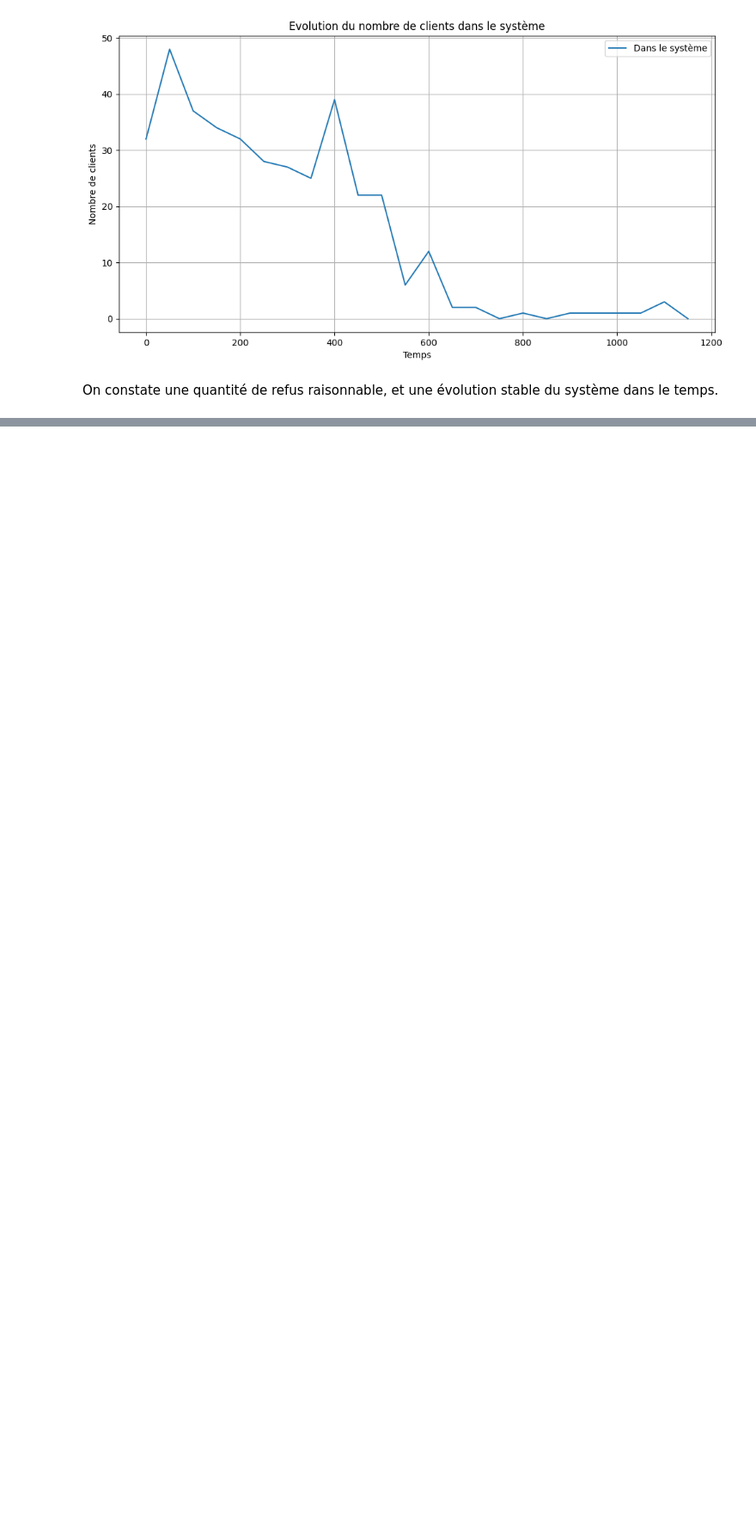
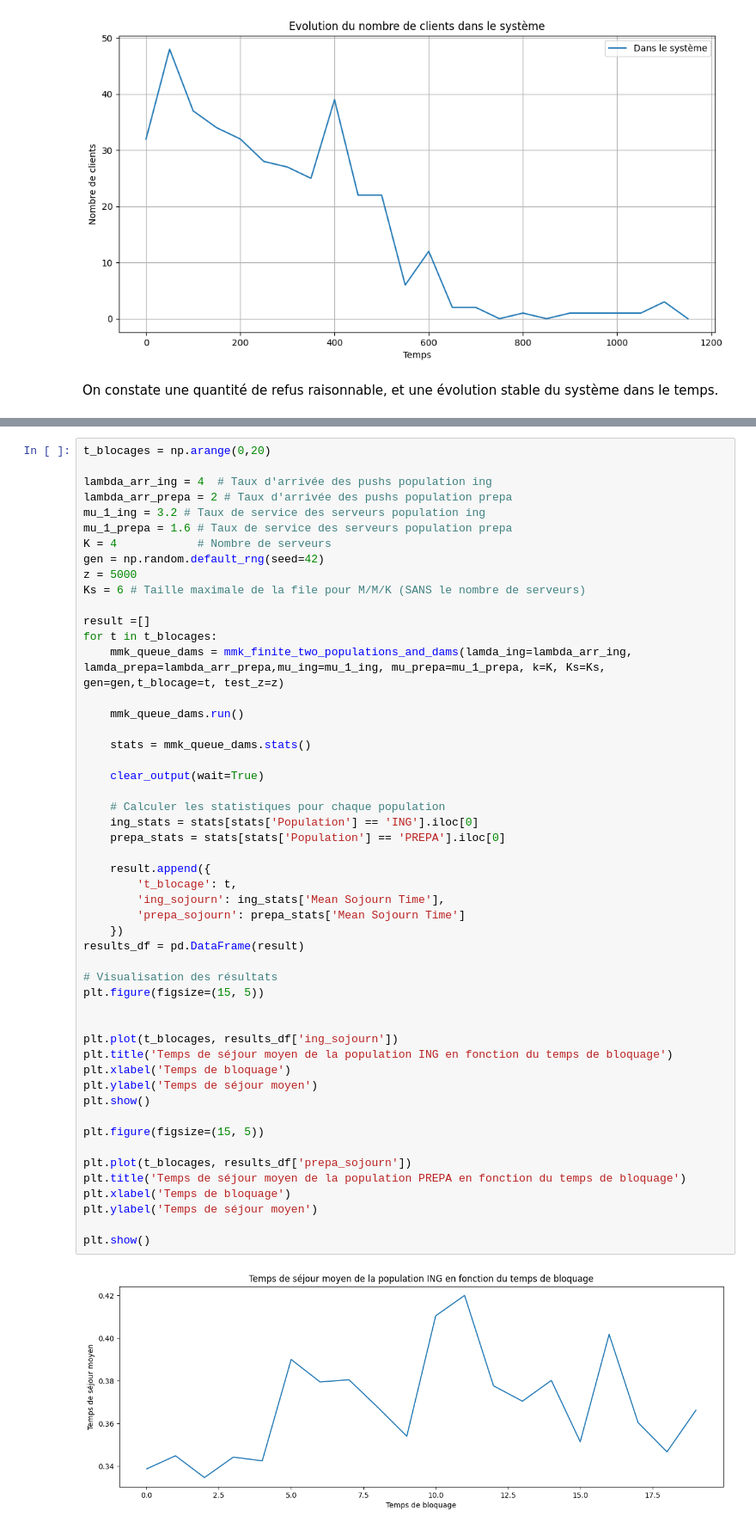
Before and after one commit to ElianaJunker/ERO2, a Jupyter notebook: Projet-channels_and_dams.ipynb, the cells around one changed output, grey strips where cells are left out. Shown at 86% size. Saved outputs shown, nothing was run; the diff lists cells and outputs as text; blank space fills up the shorter version.

```diff
--- a/Projet-channels_and_dams.ipynb
+++ b/Projet-channels_and_dams.ipynb
@@ -885,0 +1106,53 @@ On constate une quantité de refus raisonnable, et une évolution stable du syst
+# %%
+t_blocages = np.arange(0,20)
+
+lambda_arr_ing = 4  # Taux d'arrivée des pushs population ing
+lambda_arr_prepa = 2 # Taux d'arrivée des pushs population prepa
+mu_1_ing = 3.2 # Taux de service des serveurs population ing
+mu_1_prepa = 1.6 # Taux de service des serveurs population prepa
+K = 4            # Nombre de serveurs
+gen = np.random.default_rng(seed=42)
+z = 5000
+Ks = 6 # Taille maximale de la file pour M/M/K (SANS le nombre de serveurs)
+
+result =[]
+for t in t_blocages:
+    mmk_queue_dams = mmk_finite_two_populations_and_dams(lamda_ing=lambda_arr_ing, lamda_prepa=lambda_arr_prepa,mu_ing=mu_1_ing, mu_prepa=mu_1_prepa, k=K, Ks=Ks, gen=gen,t_blocage=t, test_z=z)
+
+    mmk_queue_dams.run()
+
+    stats = mmk_queue_dams.stats()
+
+    clear_output(wait=True)
+
+    # Calculer les statistiques pour chaque population
+    ing_stats = stats[stats['Population'] == 'ING'].iloc[0]
+    prepa_stats = stats[stats['Population'] == 'PREPA'].iloc[0]
+
+    result.append({
+        't_blocage': t,
+        'ing_sojourn': ing_stats['Mean Sojourn Time'],
+        'prepa_sojourn': prepa_stats['Mean Sojourn Time']
+    })
+results_df = pd.DataFrame(result)
+
+# Visualisation des résultats
+plt.figure(figsize=(15, 5))
+
+
+plt.plot(t_blocages, results_df['ing_sojourn'])
+plt.title('Temps de séjour moyen de la population ING en fonction du temps de bloquage')
+plt.xlabel('Temps de bloquage')
+plt.ylabel('Temps de séjour moyen')
+plt.show()
+
+plt.figure(figsize=(15, 5))
+
+plt.plot(t_blocages, results_df['prepa_sojourn'])
+plt.title('Temps de séjour moyen de la population PREPA en fonction du temps de bloquage')
+plt.xlabel('Temps de bloquage')
+plt.ylabel('Temps de séjour moyen')
+
+plt.show()
+# %% [output]
+[figure, added]
```
Also changed, not shown: parts of 13 cells of this notebook.
